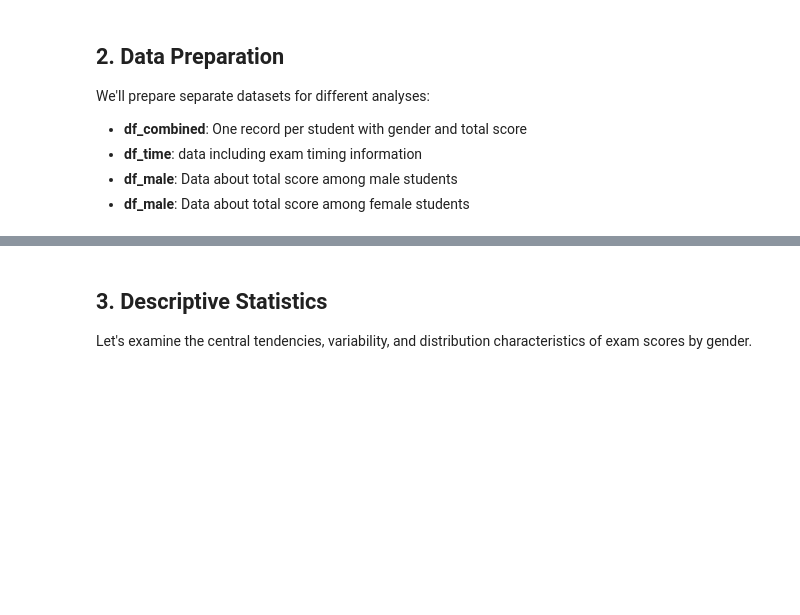
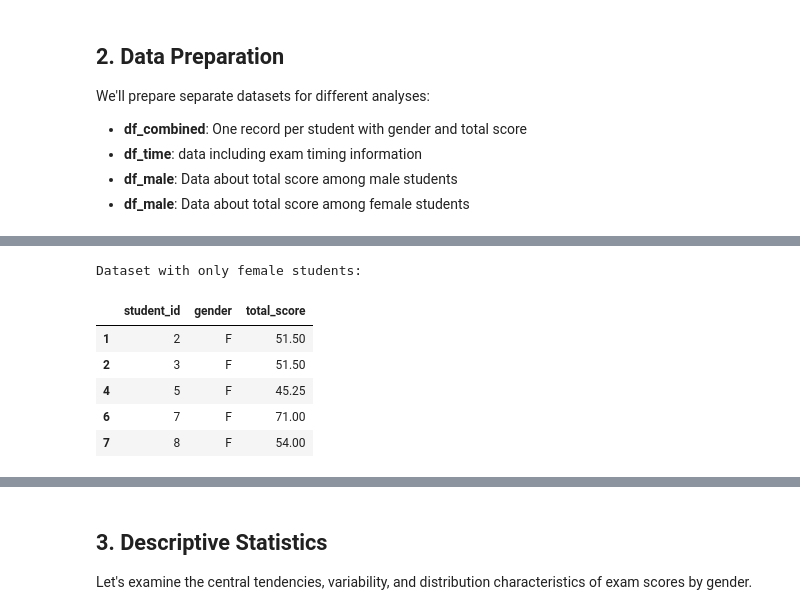
Before and after one commit to juliepe/exam_analysis_H25, a Jupyter notebook: analysis/IN2120/IN2120_2024/notebooks/3. Overall_exam_performance_analysis_genders_time.ipynb, the cells around one changed output, grey strips where cells are left out. Drawn from its saved outputs; the diff is of its cells as text; code cells hidden in the pictures; blank space fills up the shorter version.

```diff
--- a/analysis/IN2120/IN2120_2024/notebooks/3. Overall_exam_performance_analysis_genders_IN2120_2024.ipynb
+++ b/analysis/IN2120/IN2120_2024/notebooks/3. Overall_exam_performance_analysis_genders_time.ipynb
@@ -112,0 +97,11 @@ df_time.head()
+# %%
+print("Dataset with only female students:")
+df_female.head()
+# %% [output]
+Dataset with only female students:
+|  | student_id | gender | total_score |
+| 1 | 2 | F | 51.50 |
+| 2 | 3 | F | 51.50 |
+| 4 | 5 | F | 45.25 |
+| 6 | 7 | F | 71.00 |
+| 7 | 8 | F | 54.00 |
```
Also changed, not shown: parts of 24 cells of this notebook, 2 other files.
